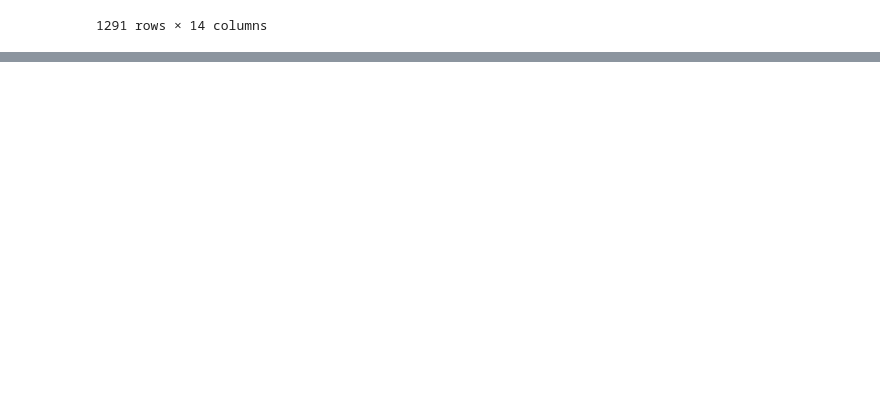
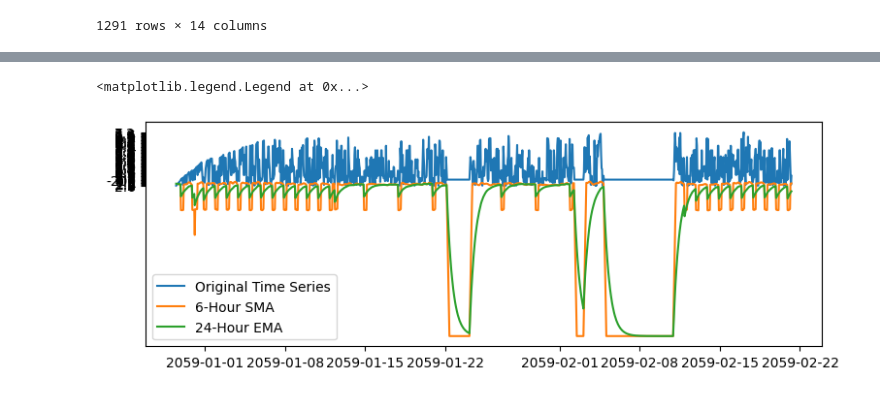
Before and after one commit to owuordickson/t-graank, a Jupyter notebook: analysis/timeseries_analysis.ipynb, the cells around one changed output, grey strips where cells are left out. Drawn from its saved outputs; the diff is of its cells as text; code cells hidden in the pictures; blank space fills up the shorter version.

```diff
--- a/analysis/timeseries_analysis.ipynb
+++ b/analysis/timeseries_analysis.ipynb
@@ -159,0 +233,6 @@ numpy.ndarray
+# %%
+# Calculating the Simple Moving Average (SMA)
+
+sma_window = 6  # 7-hour moving average
+sma = ts_1.rolling(window=sma_window).mean()
+sma
@@ -159,0 +252,6 @@ numpy.ndarray
+# %%
+# Calculating the Exponential Moving Average (EMA)
+
+ema_window = 24  # 24-hour moving average
+ema = ts_1.ewm(span=ema_window, adjust=False).mean()
+ema
@@ -159,0 +271,11 @@ numpy.ndarray
+# %%
+# Plotting the Moving Averages
+
+plt.figure(figsize=(9, 3))
+plt.plot(ts_1, label='Original Time Series')
+plt.plot(sma, label=f'{sma_window}-Hour SMA')
+plt.plot(ema, label=f'{ema_window}-Hour EMA')
+plt.legend()
+# %% [output]
+<matplotlib.legend.Legend at 0x...>
+[figure, added]
```
Also changed, not shown: parts of 9 cells of this notebook.
